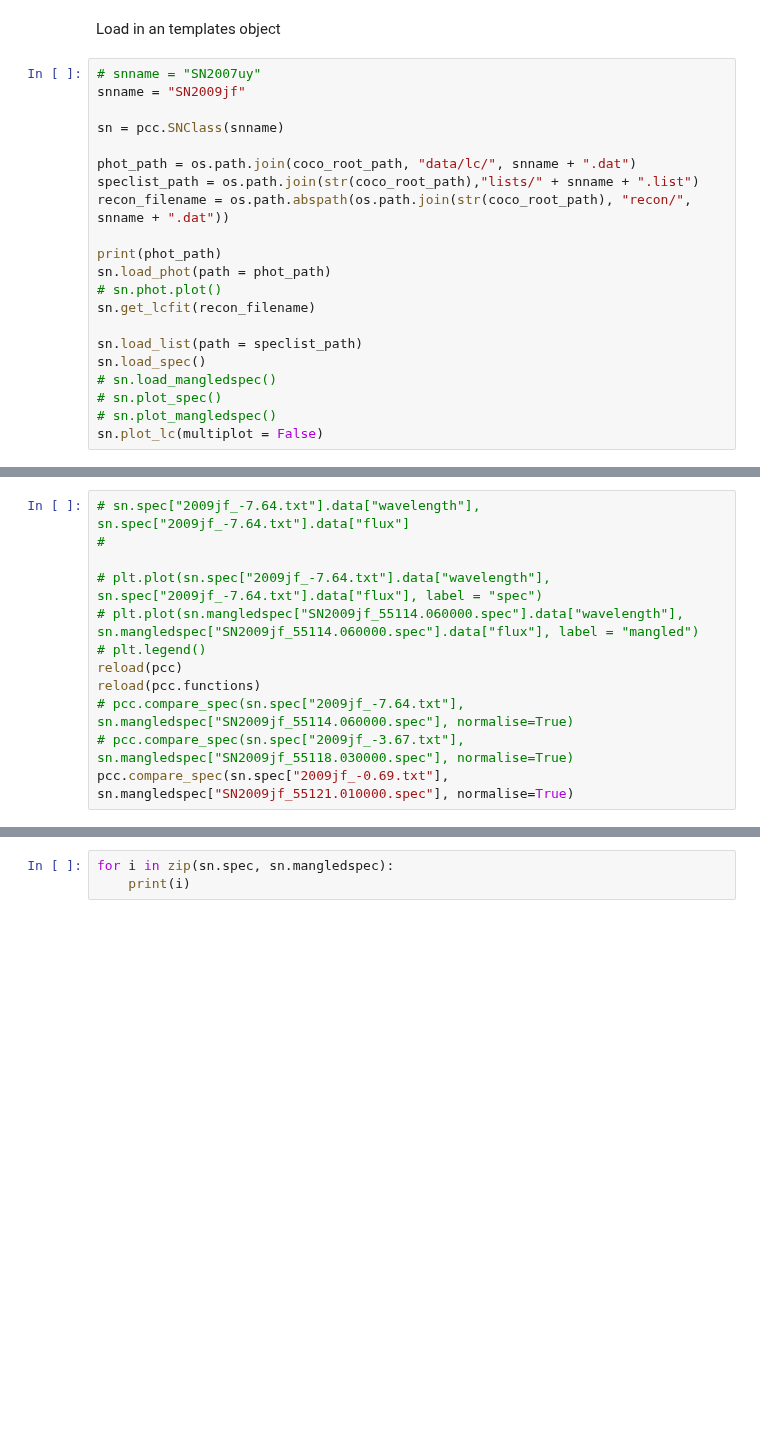
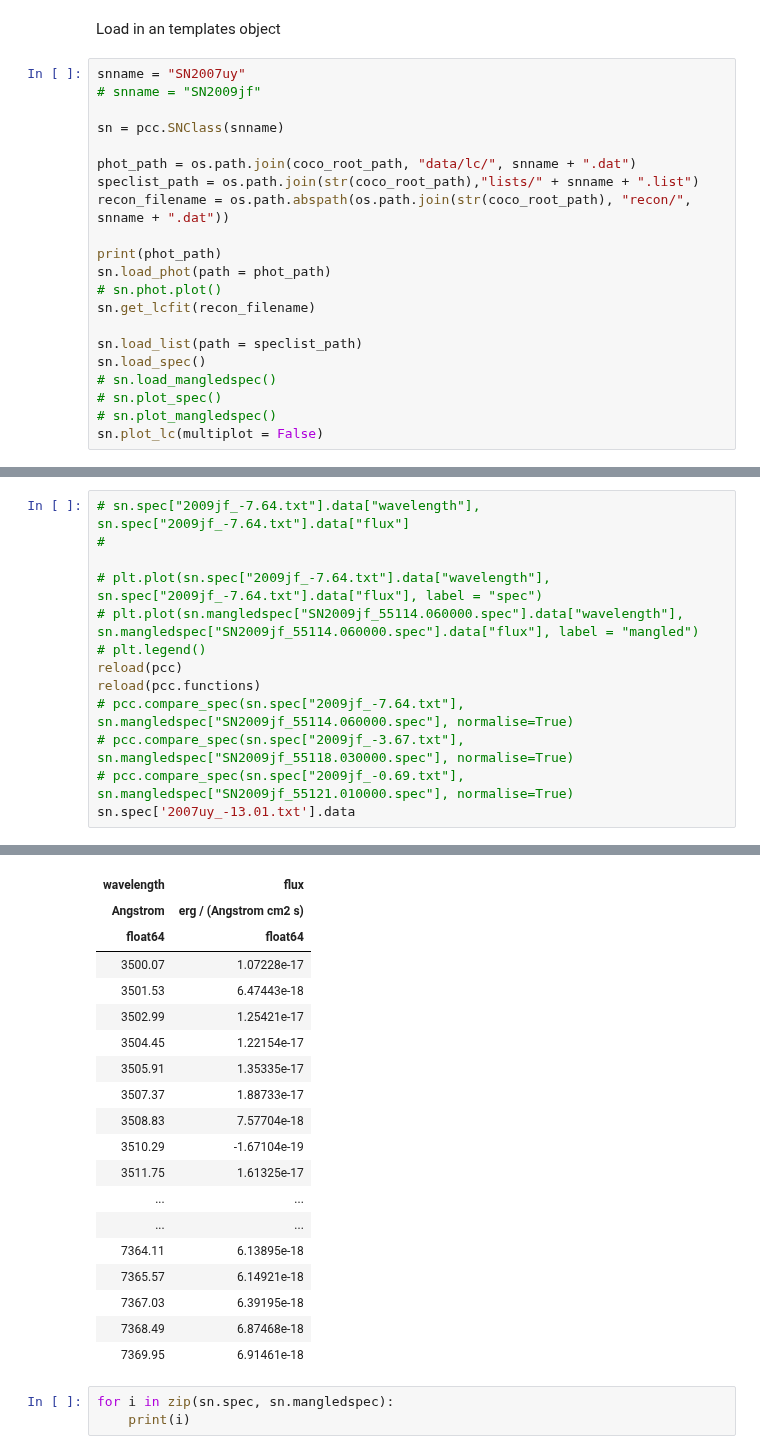
Before and after one commit to UoS-SNe/pycoco, a Jupyter notebook: notebooks/CoCo_SN2009jf_Test.ipynb, the cells around one changed output, grey strips where cells are left out. Saved outputs shown, nothing was run; the diff lists cells and outputs as text; blank space fills up the shorter version.

```diff
--- a/notebooks/CoCo_SN2009jf_Test.ipynb
+++ b/notebooks/CoCo_SN2009jf_Test.ipynb
@@ -55,8 +57,8 @@ coco = pccsims.pyCoCo(pcc.utils.b(filter_path), pcc.utils.b(coco_root_path))
 # %% [markdown]
 Load in an templates object
 # %%
-# snname = "SN2007uy"
-snname = "SN2009jf"
+snname = "SN2007uy"
+# snname = "SN2009jf"
 
 sn = pcc.SNClass(snname)
 
@@ -93,4 +109,6 @@ reload(pcc)
 reload(pcc.functions)
 # pcc.compare_spec(sn.spec["2009jf_-7.64.txt"], sn.mangledspec["SN2009jf_55114.060000.spec"], normalise=True)
 # pcc.compare_spec(sn.spec["2009jf_-3.67.txt"], sn.mangledspec["SN2009jf_55118.030000.spec"], normalise=True)
-pcc.compare_spec(sn.spec["2009jf_-0.69.txt"], sn.mangledspec["SN2009jf_55121.010000.spec"], normalise=True)
+# pcc.compare_spec(sn.spec["2009jf_-0.69.txt"], sn.mangledspec["SN2009jf_55121.010000.spec"], normalise=True)
+sn.spec['2007uy_-13.01.txt'].data
+# %% [output]
@@ -97,3 +116,22 @@ pcc.compare_spec(sn.spec["2009jf_-0.69.txt"], sn.mangledspec["SN2009jf_55121.010
+| wavelength | flux |
+| Angstrom | erg / (Angstrom cm2 s) |
+| float64 | float64 |
+| 3500.07 | 1.07228e-17 |
+| 3501.53 | 6.47443e-18 |
+| 3502.99 | 1.25421e-17 |
+| 3504.45 | 1.22154e-17 |
+| 3505.91 | 1.35335e-17 |
+| 3507.37 | 1.88733e-17 |
+| 3508.83 | 7.57704e-18 |
+| 3510.29 | -1.67104e-19 |
+| 3511.75 | 1.61325e-17 |
+| ... | ... |
+| ... | ... |
+| 7364.11 | 6.13895e-18 |
+| 7365.57 | 6.14921e-18 |
+| 7367.03 | 6.39195e-18 |
+| 7368.49 | 6.87468e-18 |
+| 7369.95 | 6.91461e-18 |
 # %%
 for i in zip(sn.spec, sn.mangledspec):
     print(i)
```
Also changed, not shown: parts of 6 cells of this notebook, 5 other files.
